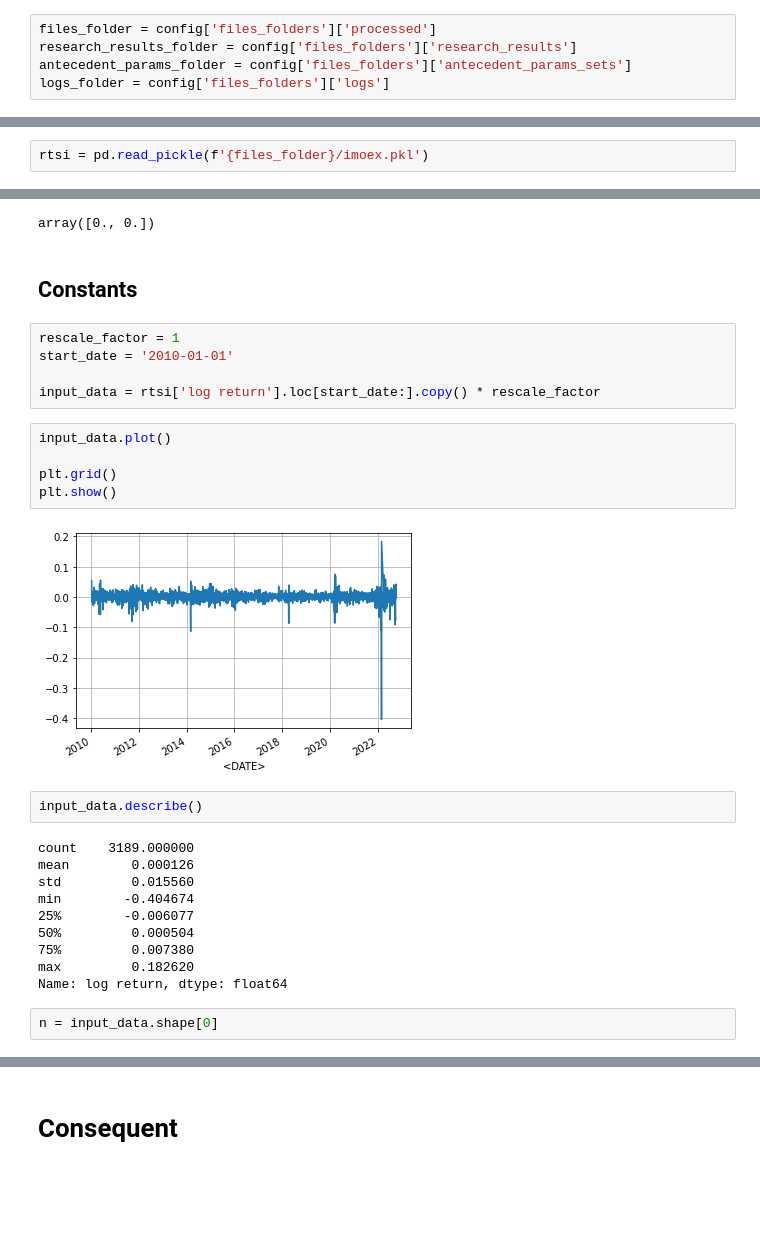
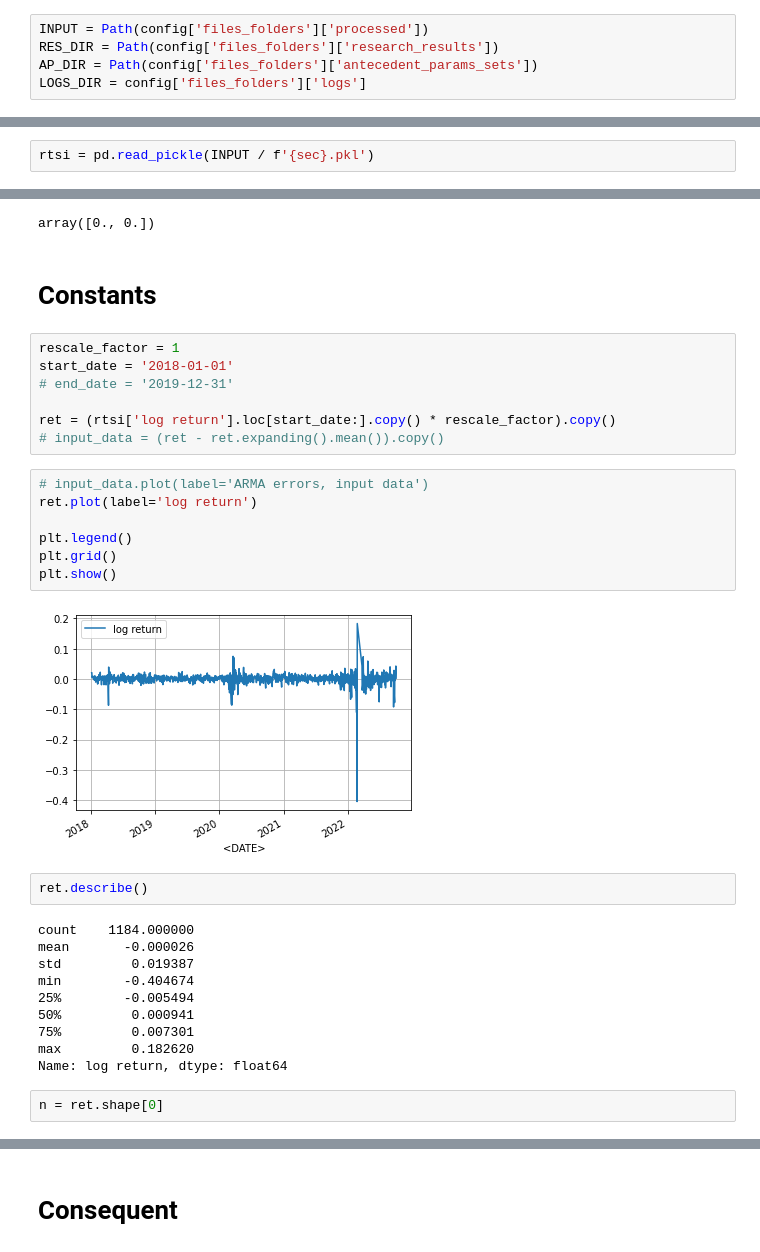
Before and after one commit to Northern125/fuzzy-volatility-modeling, a Jupyter notebook: seasonal_modeling/data_setting.ipynb, the cells around one changed output, grey strips where cells are left out. Drawn from its saved outputs; the diff is of its cells as text; blank space fills up the shorter version.

Commit message:
[Research] The latest seas NBs from the HPC

```diff
--- a/seasonal_modeling/data_setting.ipynb
+++ b/seasonal_modeling/data_setting.ipynb
@@ -28,7 +29,7 @@ from membership_functions import calc_trapezoidal_membership_degrees
 with open('config.json') as file:
     config = json.load(file)
 # %%
-files_folder = config['files_folders']['processed']
-research_results_folder = config['files_folders']['research_results']
-antecedent_params_folder = config['files_folders']['antecedent_params_sets']
-logs_folder = config['files_folders']['logs']
+INPUT = Path(config['files_folders']['processed'])
+RES_DIR = Path(config['files_folders']['research_results'])
+AP_DIR = Path(config['files_folders']['antecedent_params_sets'])
+LOGS_DIR = config['files_folders']['logs']
@@ -35,7 +41,7 @@ logs_folder = config['files_folders']['logs']
 # %% [markdown]
 # Main input data
 # %%
-rtsi = pd.read_pickle(f'{files_folder}/imoex.pkl')
+rtsi = pd.read_pickle(INPUT / f'{sec}.pkl')
 # %%
 rtsi['log return'].plot()
 
@@ -98,33 +104,37 @@ calc_trapezoidal_membership_degrees(rtsi['day of week'].values,
 # %% [output]
 array([0., 0.])
 # %% [markdown]
-## Constants
+# Constants
 # %%
 rescale_factor = 1
-start_date = '2010-01-01'
+start_date = '2018-01-01'
+# end_date = '2019-12-31'
 
-input_data = rtsi['log return'].loc[start_date:].copy() * rescale_factor
+ret = (rtsi['log return'].loc[start_date:].copy() * rescale_factor).copy()
+# input_data = (ret - ret.expanding().mean()).copy()
 # %%
-input_data.plot()
+# input_data.plot(label='ARMA errors, input data')
+ret.plot(label='log return')
 
+plt.legend()
 plt.grid()
 plt.show()
 # %% [output]
-[figure, old version]
+[figure, new version]
-# %%
-input_data.describe()
-# %% [output]
-count    3189.000000
-mean        0.000126
-std         0.015560
-min        -0.404674
-25%        -0.006077
-50%         0.000504
-75%         0.007380
-max         0.182620
-Name: log return, dtype: float64
+# %%
+ret.describe()
+# %% [output]
+count    1184.000000
+mean       -0.000026
+std         0.019387
+min        -0.404674
+25%        -0.005494
+50%         0.000941
+75%         0.007301
+max         0.182620
+Name: log return, dtype: float64
 # %%
-n = input_data.shape[0]
+n = ret.shape[0]
 # %%
 n
 # %% [output]
```
Also changed, not shown: parts of 38 cells of this notebook, 2 other files.
